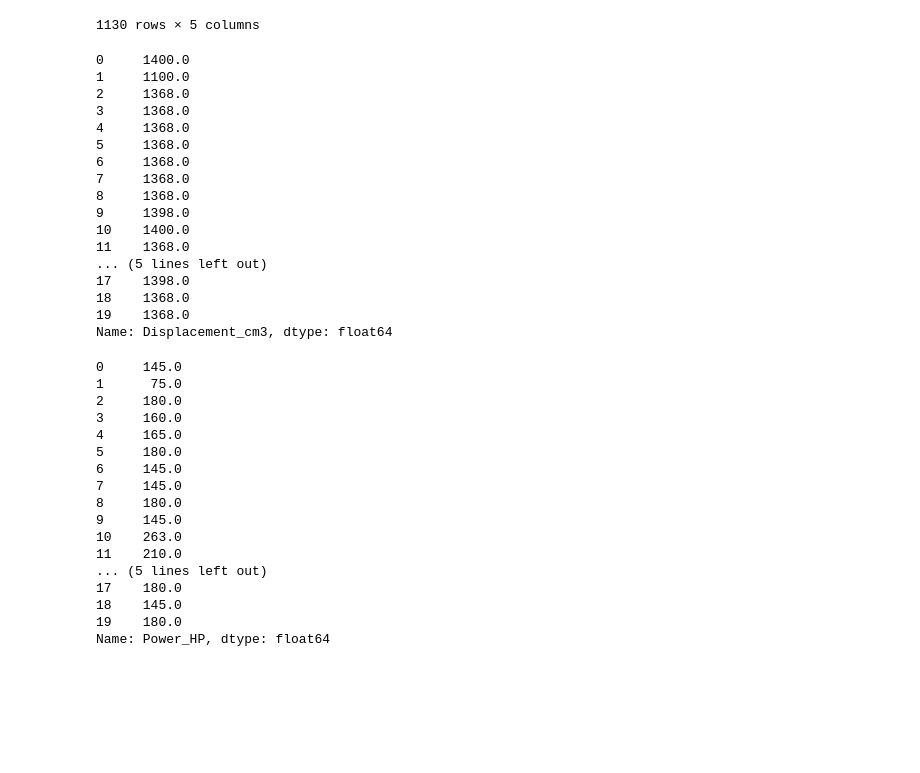
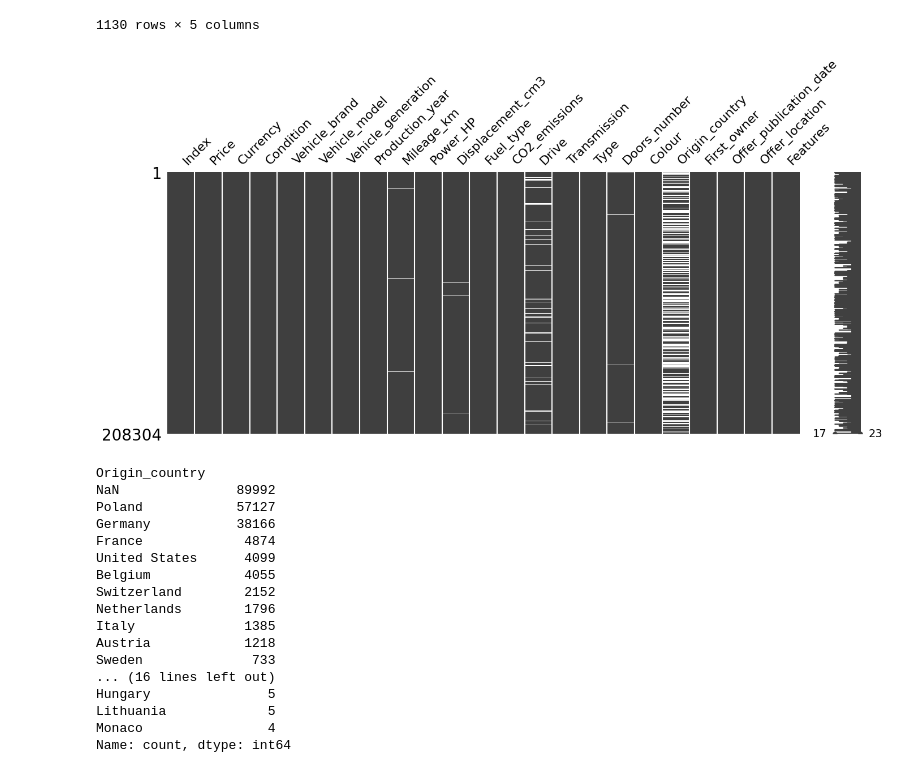
Before and after one commit to s24118-ui/SUML, a Jupyter notebook: SUML_Projekt.ipynb, the cells around one changed output. Cells and saved outputs as stored; diff of their text form; code cells hidden in the pictures; blank space fills up the shorter version.

```diff
--- a/SUML_Projekt.ipynb
+++ b/SUML_Projekt.ipynb
@@ -322,43 +322,28 @@ pd.crosstab(
 | up! | 0 | 0 | 0 | 365 | 0 |
 | xA | 0 | 0 | 0 | 1 | 0 |
 1130 rows × 5 columns
-# %%
-data['Displacement_cm3'].head(20)
-# %% [output]
-0     1400.0
-1     1100.0
-2     1368.0
-3     1368.0
-4     1368.0
-5     1368.0
-6     1368.0
-7     1368.0
-8     1368.0
-9     1398.0
-10    1400.0
-11    1368.0
-... (5 lines left out)
-17    1398.0
-18    1368.0
-19    1368.0
-Name: Displacement_cm3, dtype: float64
-# %%
-data['Power_HP'].head(20)
-# %% [output]
-0     145.0
-1      75.0
-2     180.0
-3     160.0
-4     165.0
-5     180.0
-6     145.0
-7     145.0
-8     180.0
-9     145.0
-10    263.0
-11    210.0
-... (5 lines left out)
-17    180.0
-18    145.0
-19    180.0
-Name: Power_HP, dtype: float64
+# %%
+msno.matrix(data, figsize=(16, 6))
+plt.show()
+# %% [output]
+[figure, added]
+# %%
+data['Origin_country'].value_counts(dropna=False).head(30)
+# %% [output]
+Origin_country
+NaN               89992
+Poland            57127
+Germany           38166
+France             4874
+United States      4099
+Belgium            4055
+Switzerland        2152
+Netherlands        1796
+Italy              1385
+Austria            1218
+Sweden              733
+... (16 lines left out)
+Hungary               5
+Lithuania             5
+Monaco                4
+Name: count, dtype: int64
```
Also changed, not shown: parts of 5 cells of this notebook.
